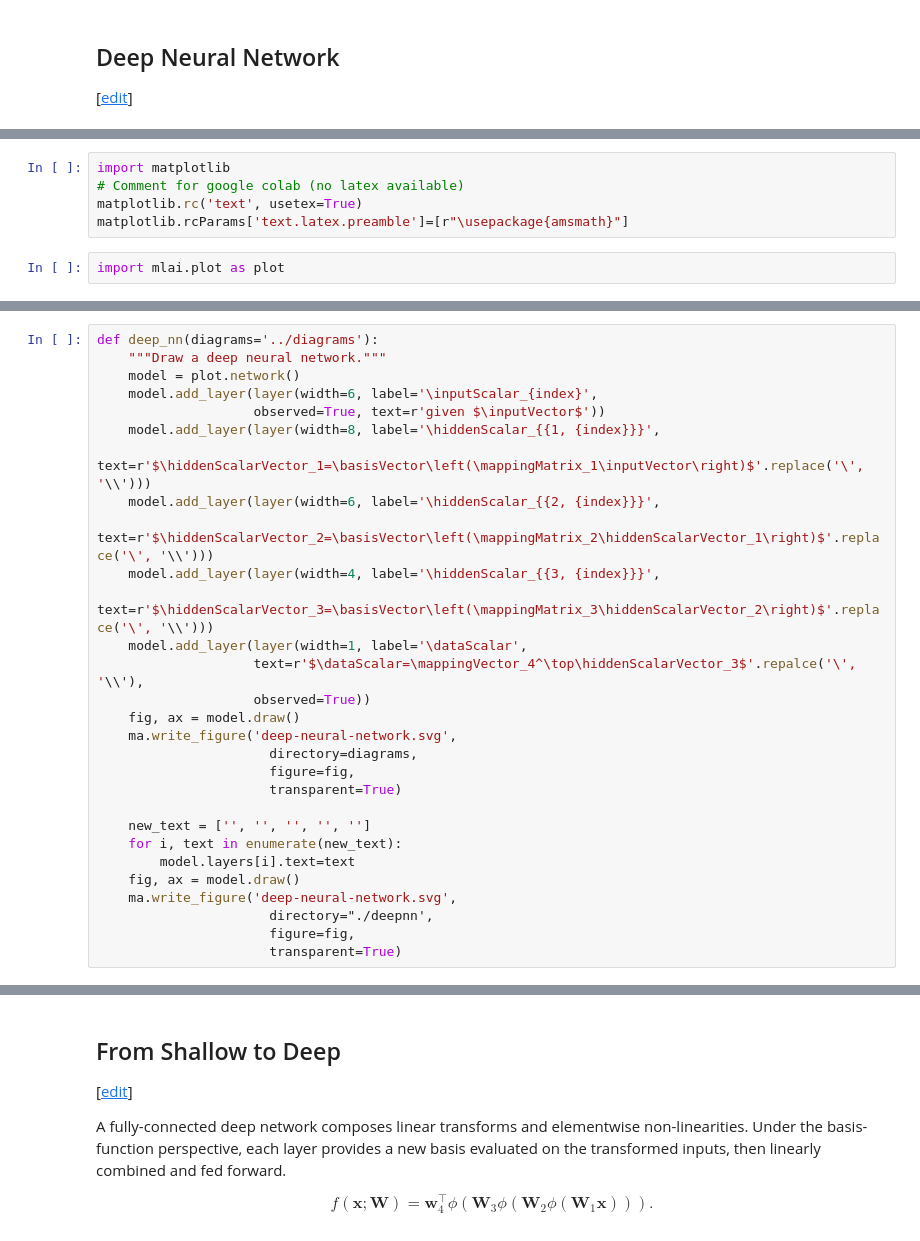
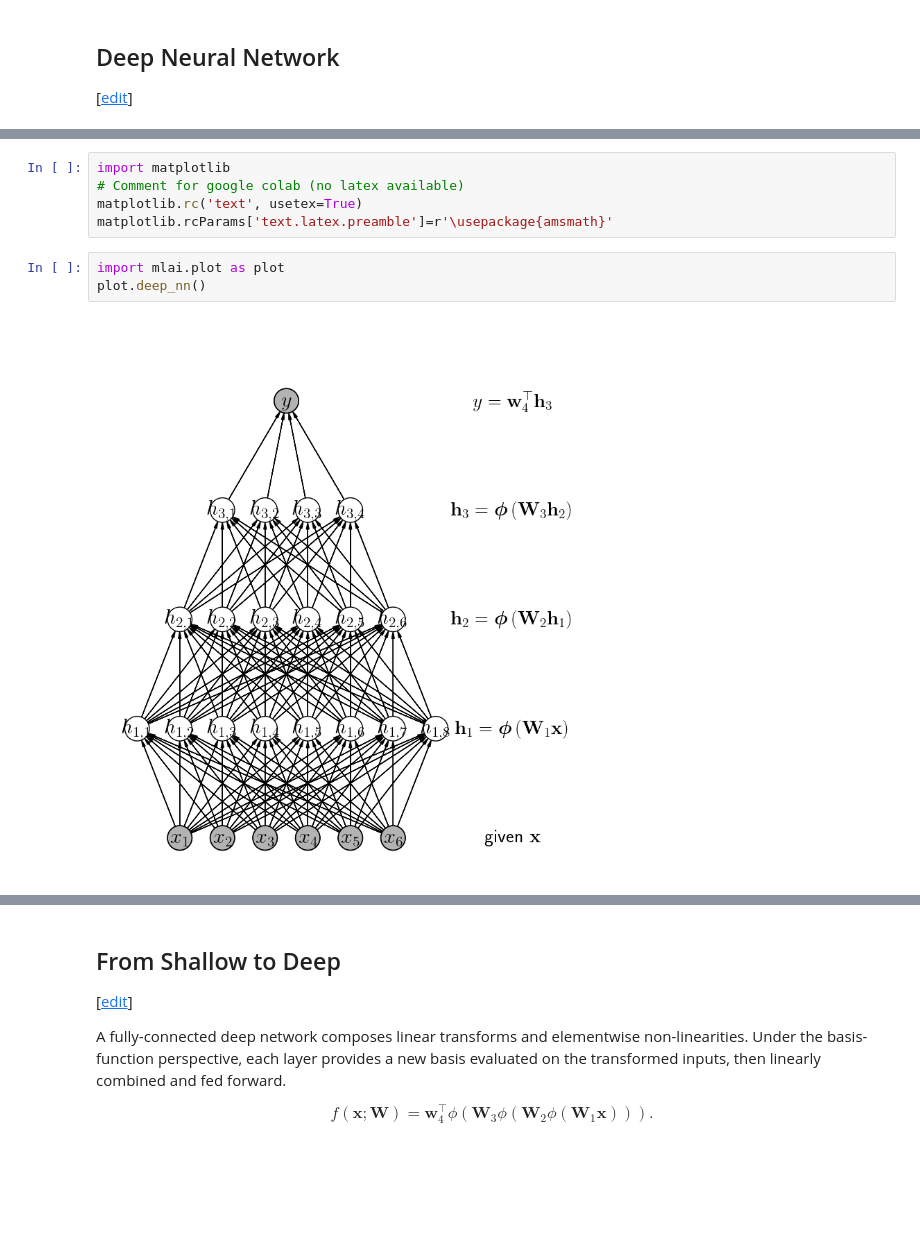
Before and after one commit to mlatcl/mlfc, a Jupyter notebook: _notebooks/04-03-deep-architectures-and-automatic-differentiation.ipynb, the cells around one changed output, grey strips where cells are left out. Saved outputs shown, nothing was run; the diff lists cells and outputs as text; blank space fills up the shorter version.

```diff
--- a/_notebooks/04-03-deep-architectures-and-automatic-differentiation.ipynb
+++ b/_notebooks/04-03-deep-architectures-and-automatic-differentiation.ipynb
@@ -198,6 +374,9 @@ style=""><a href="https://github.com/lawrennd/snippets/edit/main/_deepnn/include
 import matplotlib
 # Comment for google colab (no latex available)
 matplotlib.rc('text', usetex=True)
-matplotlib.rcParams['text.latex.preamble']=[r"\usepackage{amsmath}"]
+matplotlib.rcParams['text.latex.preamble']=r'\usepackage{amsmath}'
 # %%
 import mlai.plot as plot
+plot.deep_nn()
+# %% [output]
+[figure, added]
@@ -204,32 +384,3 @@ import mlai.plot as plot
-# %%
-def deep_nn(diagrams='../diagrams'):
-    """Draw a deep neural network."""
-    model = plot.network()
-    model.add_layer(layer(width=6, label='\inputScalar_{index}',
-                    observed=True, text=r'given $\inputVector$'))
-    model.add_layer(layer(width=8, label='\hiddenScalar_{{1, {index}}}',
-                    text=r'$\hiddenScalarVector_1=\basisVector\left(\mappingMatrix_1\inputVector\right)$'.replace('\', '\\')))
-    model.add_layer(layer(width=6, label='\hiddenScalar_{{2, {index}}}',
-                    text=r'$\hiddenScalarVector_2=\basisVector\left(\mappingMatrix_2\hiddenScalarVector_1\right)$'.replace('\', '\\')))
-    model.add_layer(layer(width=4, label='\hiddenScalar_{{3, {index}}}',
-                    text=r'$\hiddenScalarVector_3=\basisVector\left(\mappingMatrix_3\hiddenScalarVector_2\right)$'.replace('\', '\\')))
-    model.add_layer(layer(width=1, label='\dataScalar',
-                    text=r'$\dataScalar=\mappingVector_4^\top\hiddenScalarVector_3$'.repalce('\', '\\'),
-                    observed=True))
-    fig, ax = model.draw()
-    ma.write_figure('deep-neural-network.svg',
-                      directory=diagrams,
-                      figure=fig,
-                      transparent=True)
-
-    new_text = ['', '', '', '', '']
-    for i, text in enumerate(new_text):
-        model.layers[i].text=text
-    fig, ax = model.draw()
-    ma.write_figure('deep-neural-network.svg',
-                      directory="./deepnn',
-                      figure=fig,
-                      transparent=True)
 # %% [markdown]
 <img src="https://mlatcl.github.io/mlfc/./slides/diagrams//deepgp/deep-nn2.svg" class="" width="70%" style="vertical-align:middle;">
 
```
Also changed, not shown: parts of 31 cells of this notebook, 5 other files.
